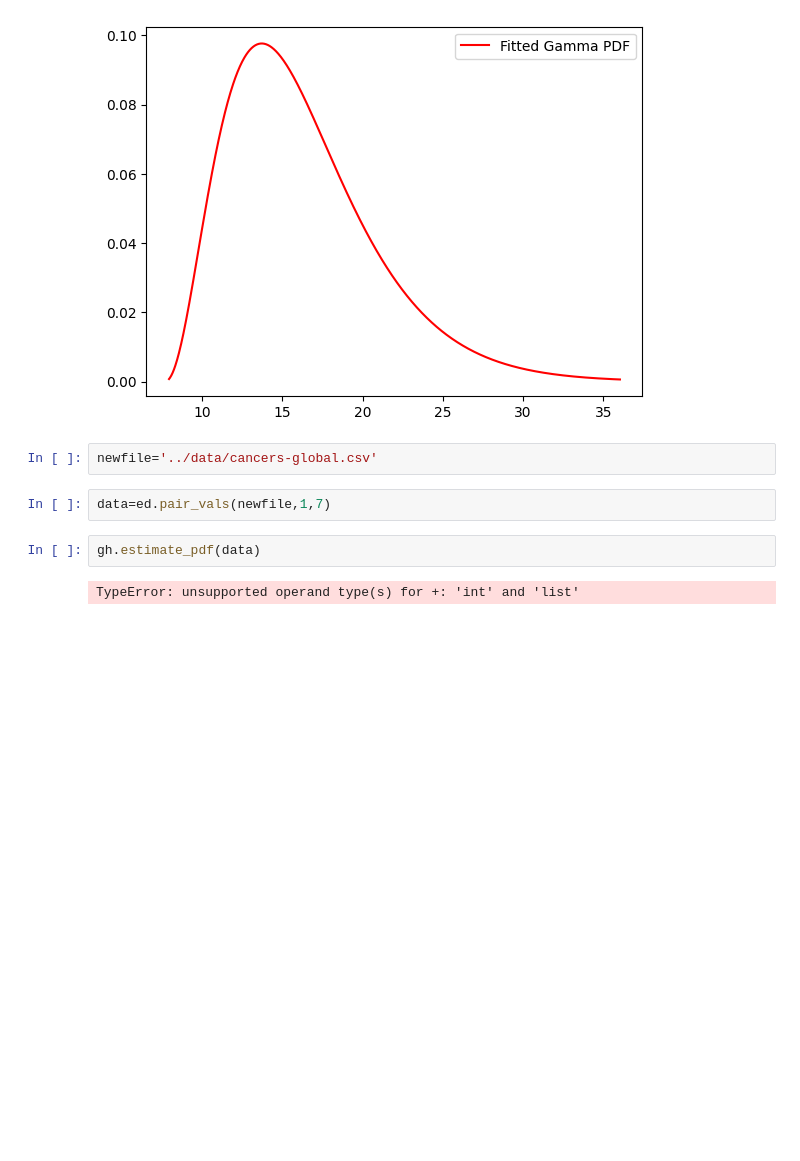
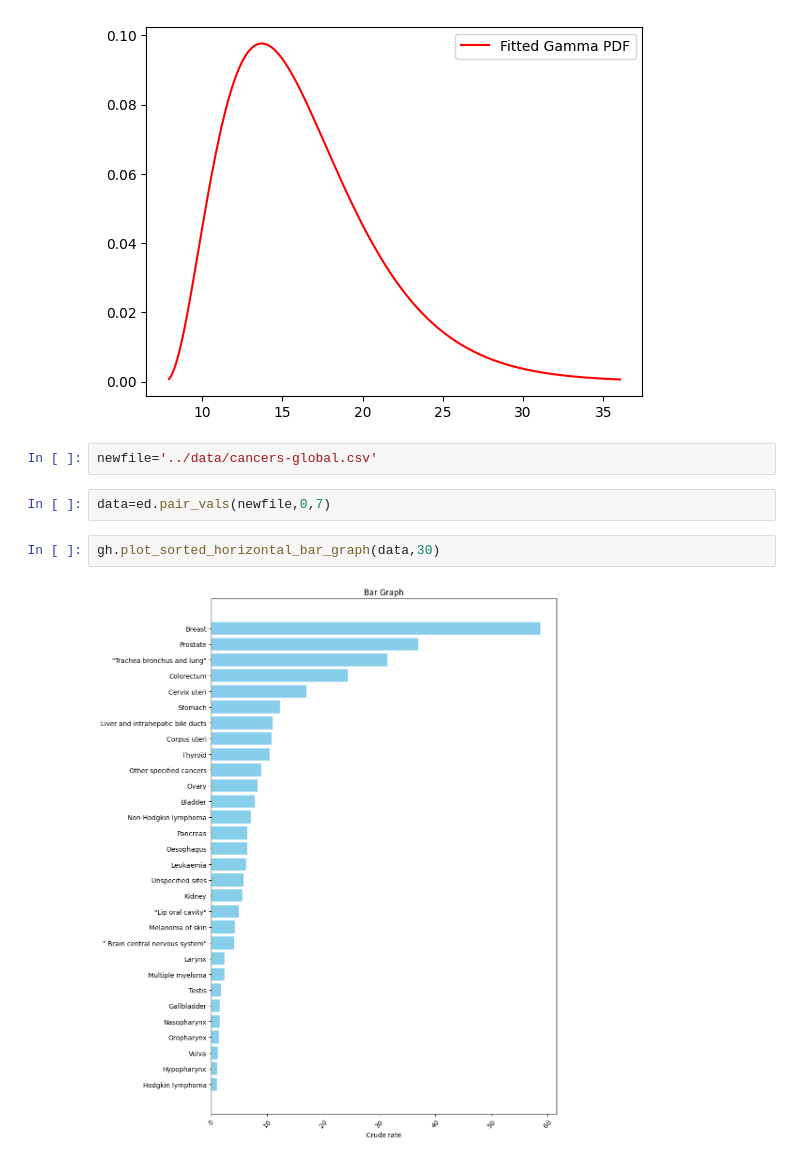
Before and after one commit to mrhamana/mammo-da, a Jupyter notebook: pythonside/main.ipynb, the cells around one changed output. Saved outputs shown, nothing was run; the diff lists cells and outputs as text; blank space fills up the shorter version.

```diff
--- a/pythonside/main.ipynb
+++ b/pythonside/main.ipynb
@@ -68,8 +68,8 @@ gh.estimate_pdf(fractal_dimension_se[1])
 # %%
 newfile='../data/cancers-global.csv'
 # %%
-data=ed.pair_vals(newfile,1,7)
+data=ed.pair_vals(newfile,0,7)
 # %%
-gh.estimate_pdf(data)
+gh.plot_sorted_horizontal_bar_graph(data,30)
 # %% [output]
-TypeError: unsupported operand type(s) for +: 'int' and 'list'
+[figure, added]
```
